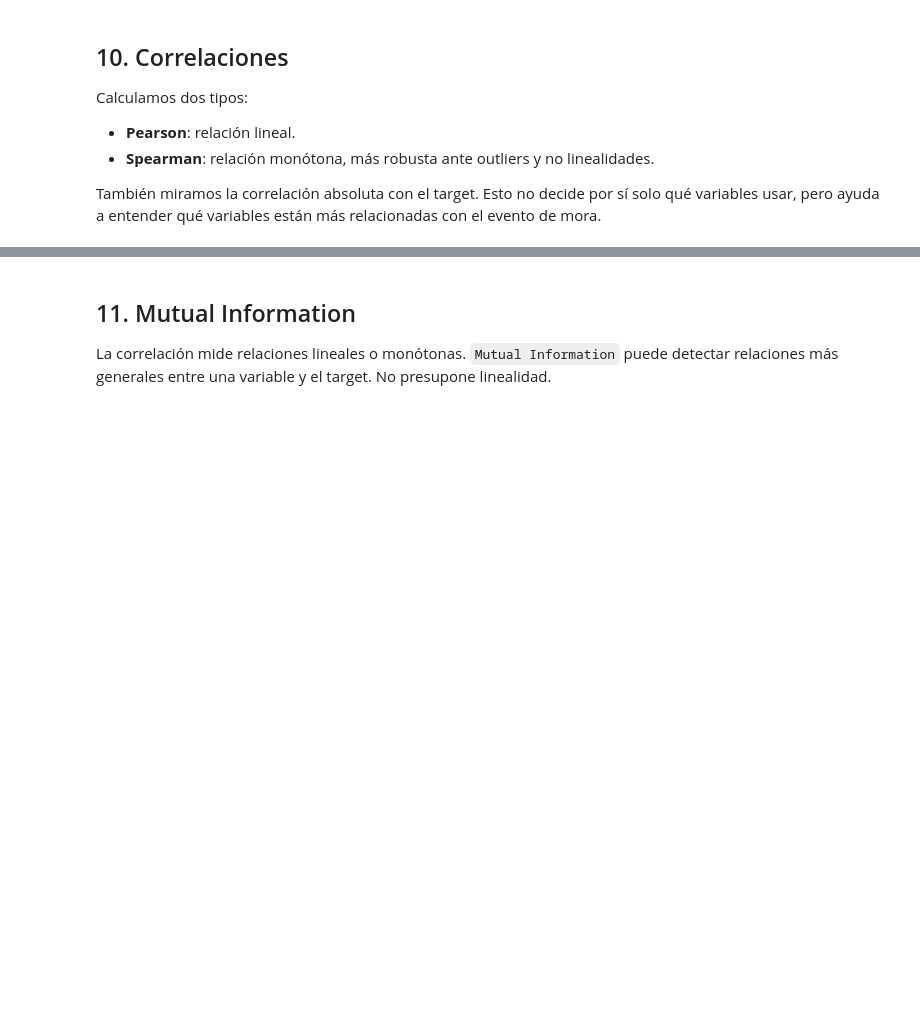
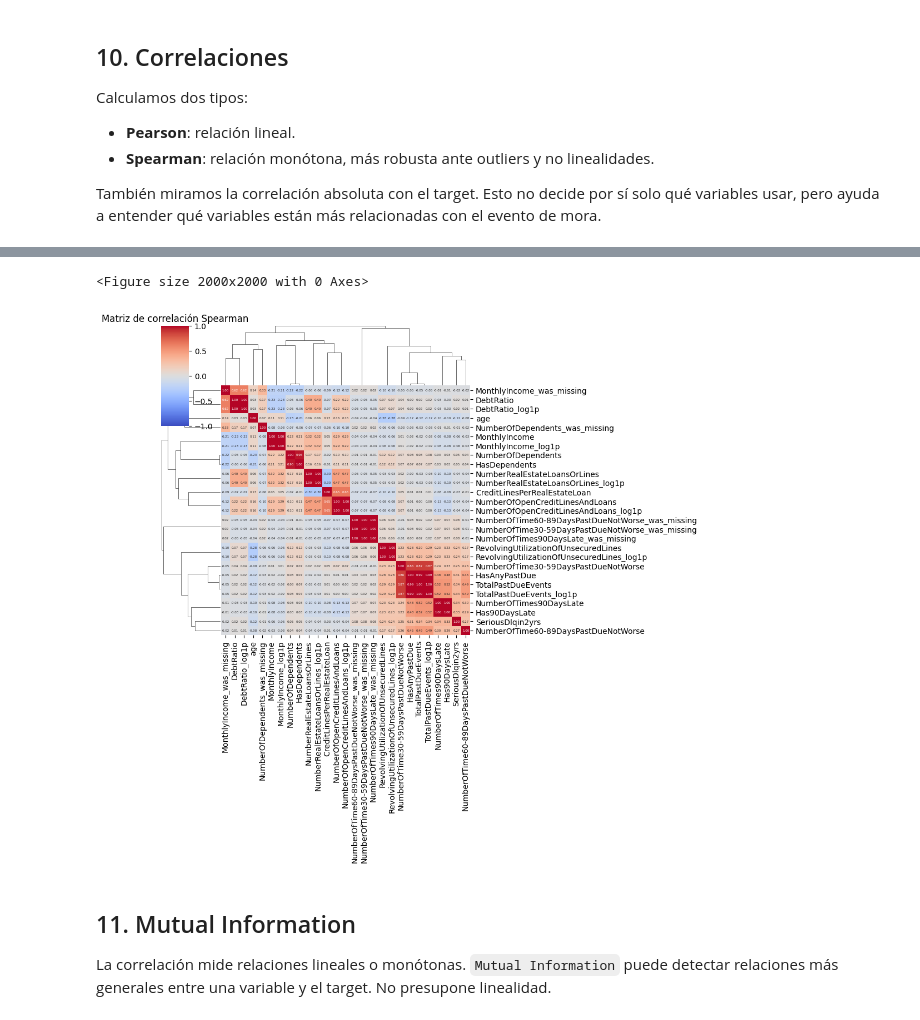
Before and after one commit to mirdbg/Credit_XAI, a Jupyter notebook: 01_EDA_Preprocesado.ipynb, the cells around one changed output, grey strips where cells are left out. Saved outputs shown, nothing was run; the diff lists cells and outputs as text; code cells hidden in the pictures; blank space fills up the shorter version.

```diff
--- a/01_EDA_Preprocesado.ipynb
+++ b/01_EDA_Preprocesado.ipynb
@@ -170,3 +259,6 @@ print("Columnas constantes en producción:", constant_cols_prod)
+# %%
+# Eliminamos duplicados solo en construcción
+raw_train = raw_train.drop_duplicates().reset_index(drop=True)
 # %% [markdown]
 ## 3. Variable objetivo: `SeriousDlqin2yrs`
 
@@ -411,11 +745,10 @@ def add_missing_flags(train: pd.DataFrame, prod: pd.DataFrame, columns: Optional
 train = raw_train.copy()
 prod = raw_prod.copy()
 
-# En producción la variable objetivo aparece vacía; no se utiliza como feature.
-prod[TARGET] = np.nan
 
 # Añadimos flags de missing usando construcción y producción.
-train, prod, missing_flag_cols = add_missing_flags(train, prod, columns=[c for c in FEATURES if raw_train[c].isna().any() or raw_prod[c].isna().any()])
+train, prod, missing_flag_cols = add_missing_flags(train, prod,
+                                                    columns=[c for c in FEATURES if raw_train[c].isna().any() or raw_prod[c].isna().any()])
 
 print("Flags de missing creados:", missing_flag_cols)
 
@@ -599,7 +1041,11 @@ def apply_clipping(df: pd.DataFrame, limits: Dict[str, Tuple[float, float]]) ->
 
 # Variables sobre las que aplicamos clipping.
 # Excluimos flags binarios de missing y el target.
-clip_cols = FEATURES.copy()
+clip_cols = [
+    "RevolvingUtilizationOfUnsecuredLines",
+    "DebtRatio",
+    "MonthlyIncome",
+]
 clipping_limits = fit_clipping_limits(train_imputed, clip_cols, lower_q=0.001, upper_q=0.999)
 
 train_clipped = apply_clipping(train_imputed, clipping_limits)
@@ -733,16 +1367,26 @@ target_corr.sort_values("abs_spearman", ascending=False).head(20)
 # %%
-# Heatmap de correlación Spearman entre las principales variables por relación con el target.
-top_corr_features = target_corr.sort_values("abs_spearman", ascending=False).head(15)["feature"].tolist()
-plot_cols = [TARGET] + top_corr_features
+# Heatmap de correlación Spearman
+plot_cols = train_fe.columns
 
-plt.figure(figsize=(12, 10))
-plt.imshow(train_fe[plot_cols].corr(method="spearman"), aspect="auto")
-plt.colorbar(label="Correlación Spearman")
-plt.xticks(range(len(plot_cols)), plot_cols, rotation=90)
-plt.yticks(range(len(plot_cols)), plot_cols)
-plt.title("Matriz de correlación Spearman - variables más relacionadas con el target")
-plt.tight_layout()
+corr = train_fe[plot_cols].corr(method="spearman")
+
+plt.figure(figsize=(20, 20))
+
+sns.clustermap(
+    corr,
+    annot=True,      # Escribe el número
+    fmt=".2f",       # Dos decimales
+    cmap="coolwarm",
+    vmin=-1,
+    vmax=1,
+    annot_kws={"size": 4}
+)
+
+plt.title("Matriz de correlación Spearman")
 plt.show()
+# %% [output]
+<Figure size 2000x2000 with 0 Axes>
+[figure, added]
 # %%
 def high_correlation_pairs(corr_matrix: pd.DataFrame, threshold: float = 0.90) -> pd.DataFrame:
     """Devuelve pares de variables con correlación absoluta superior al umbral."""
```
Also changed, not shown: parts of 40 cells of this notebook.
